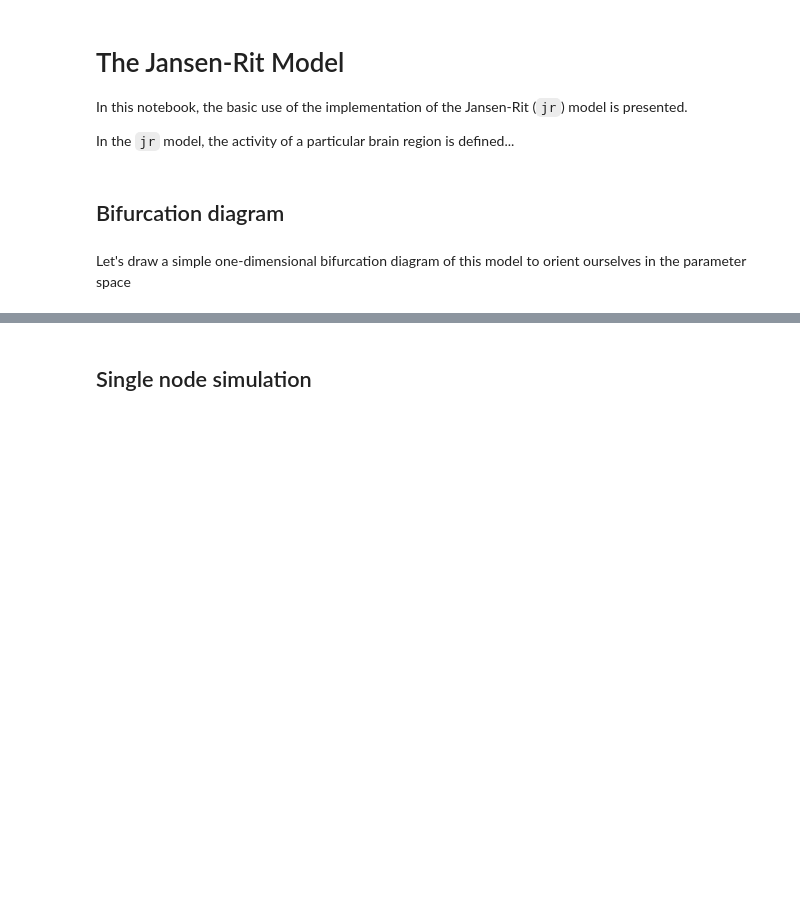
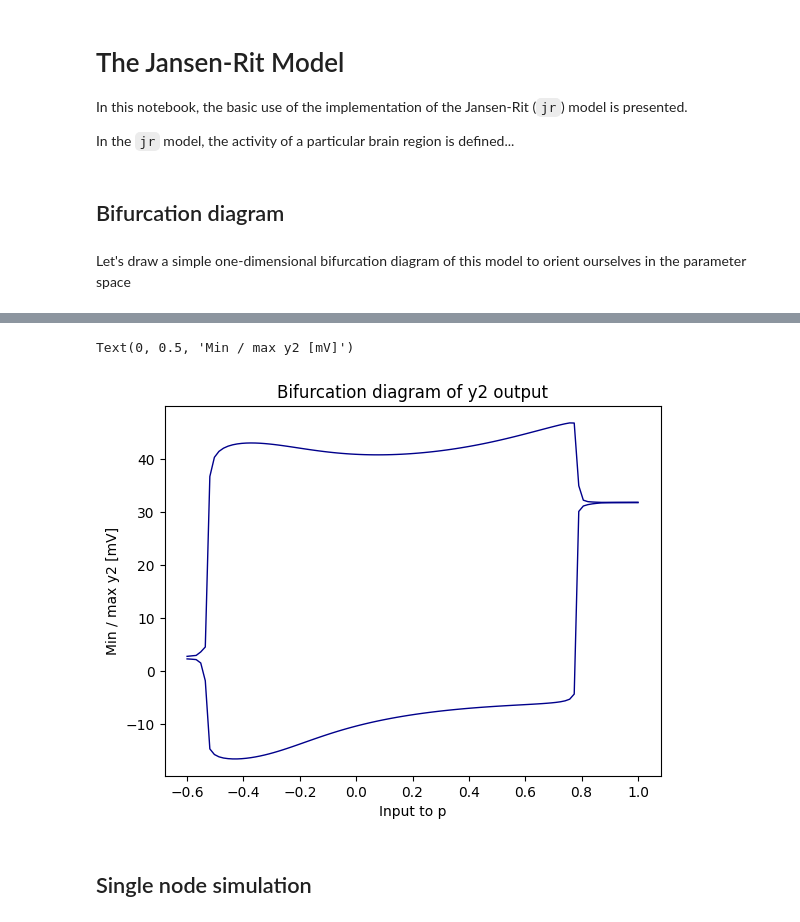
Before and after one commit to guhanou/neurolib, a Jupyter notebook: examples/example-0.9-jr.ipynb, the cells around one changed output, grey strips where cells are left out. Drawn from its saved outputs; the diff is of its cells as text; code cells hidden in the pictures; blank space fills up the shorter version.

```diff
--- a/examples/example-0.9-jr.ipynb
+++ b/examples/example-0.9-jr.ipynb
@@ -67,9 +73,12 @@ plt.ylabel("Min / max y0 [mV]")
 # %%
-plt.plot(p_inputs, max_y2, c='k', lw = 2)
-plt.plot(p_inputs, min_y2, c='b', lw = 2)
+plt.plot(p_inputs, max_y2, c='darkblue', lw = 1)
+plt.plot(p_inputs, min_y2, c='darkblue', lw = 1)
 plt.title("Bifurcation diagram of y2 output")
 plt.xlabel("Input to p")
 plt.ylabel("Min / max y2 [mV]")
+# %% [output]
+Text(0, 0.5, 'Min / max y2 [mV]')
+[figure, added]
 # %% [markdown]
 ## Single node simulation
 # %%
```
Also changed, not shown: parts of 11 cells of this notebook, 1 other file.
